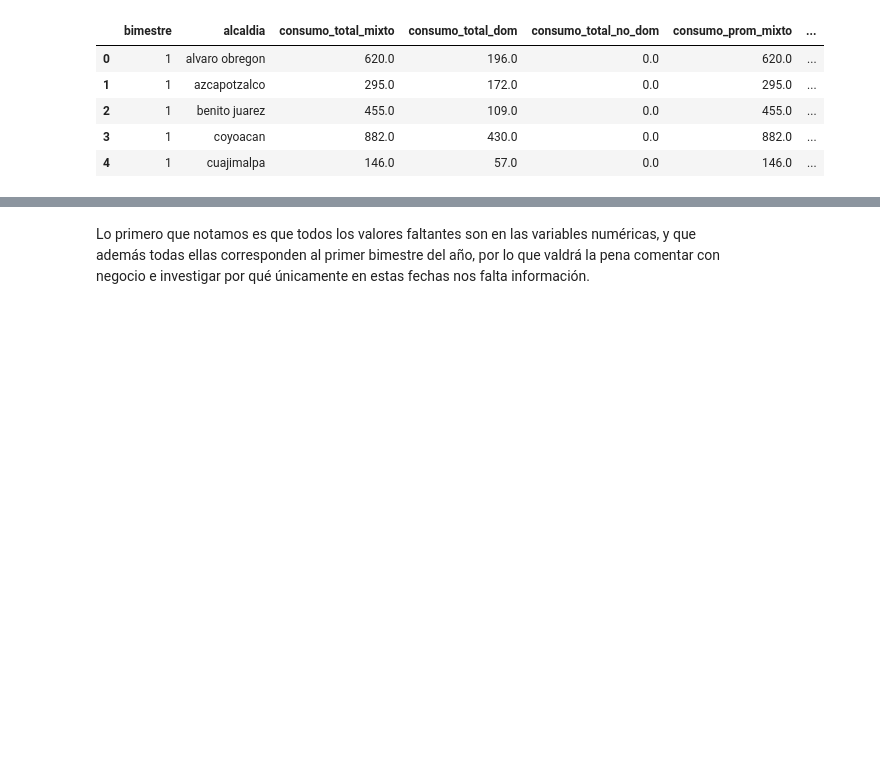
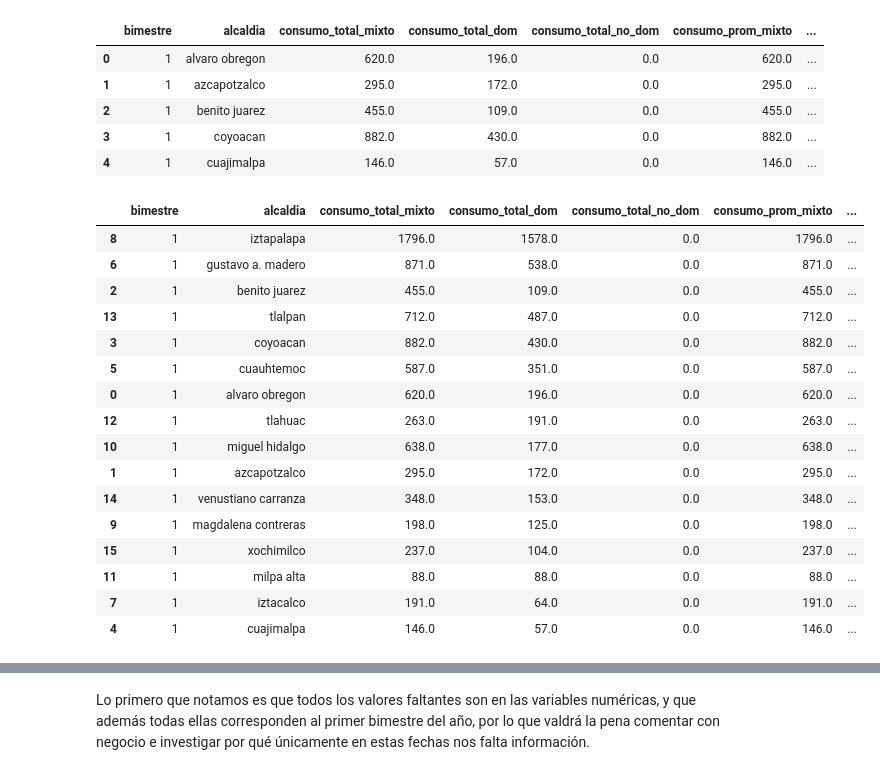
Before and after one commit to ElenaVillano/eda_geda_conagua, a Jupyter notebook: lau_geda.ipynb, the cells around one changed output, grey strips where cells are left out. Saved outputs shown, nothing was run; the diff lists cells and outputs as text; code cells hidden in the pictures; blank space fills up the shorter version.

```diff
--- a/lau_geda.ipynb
+++ b/lau_geda.ipynb
@@ -136,3 +148,23 @@ df_missing_values.head()
 | 2 | 1 | benito juarez | 455.0 | 109.0 | 0.0 | 455.0 | ... |
 | 3 | 1 | coyoacan | 882.0 | 430.0 | 0.0 | 882.0 | ... |
 | 4 | 1 | cuajimalpa | 146.0 | 57.0 | 0.0 | 146.0 | ... |
+# %%
+df_missing_values[df_missing_values.bimestre == 1]
+# %% [output]
+|  | bimestre | alcaldia | consumo_total_mixto | consumo_total_dom | consumo_total_no_dom | consumo_prom_mixto | ... |
+| 8 | 1 | iztapalapa | 1796.0 | 1578.0 | 0.0 | 1796.0 | ... |
+| 6 | 1 | gustavo a. madero | 871.0 | 538.0 | 0.0 | 871.0 | ... |
+| 2 | 1 | benito juarez | 455.0 | 109.0 | 0.0 | 455.0 | ... |
+| 13 | 1 | tlalpan | 712.0 | 487.0 | 0.0 | 712.0 | ... |
+| 3 | 1 | coyoacan | 882.0 | 430.0 | 0.0 | 882.0 | ... |
+| 5 | 1 | cuauhtemoc | 587.0 | 351.0 | 0.0 | 587.0 | ... |
+| 0 | 1 | alvaro obregon | 620.0 | 196.0 | 0.0 | 620.0 | ... |
+| 12 | 1 | tlahuac | 263.0 | 191.0 | 0.0 | 263.0 | ... |
+| 10 | 1 | miguel hidalgo | 638.0 | 177.0 | 0.0 | 638.0 | ... |
+| 1 | 1 | azcapotzalco | 295.0 | 172.0 | 0.0 | 295.0 | ... |
+| 14 | 1 | venustiano carranza | 348.0 | 153.0 | 0.0 | 348.0 | ... |
+| 9 | 1 | magdalena contreras | 198.0 | 125.0 | 0.0 | 198.0 | ... |
+| 15 | 1 | xochimilco | 237.0 | 104.0 | 0.0 | 237.0 | ... |
+| 11 | 1 | milpa alta | 88.0 | 88.0 | 0.0 | 88.0 | ... |
+| 7 | 1 | iztacalco | 191.0 | 64.0 | 0.0 | 191.0 | ... |
+| 4 | 1 | cuajimalpa | 146.0 | 57.0 | 0.0 | 146.0 | ... |
```
Also changed, not shown: parts of 9 cells of this notebook.
